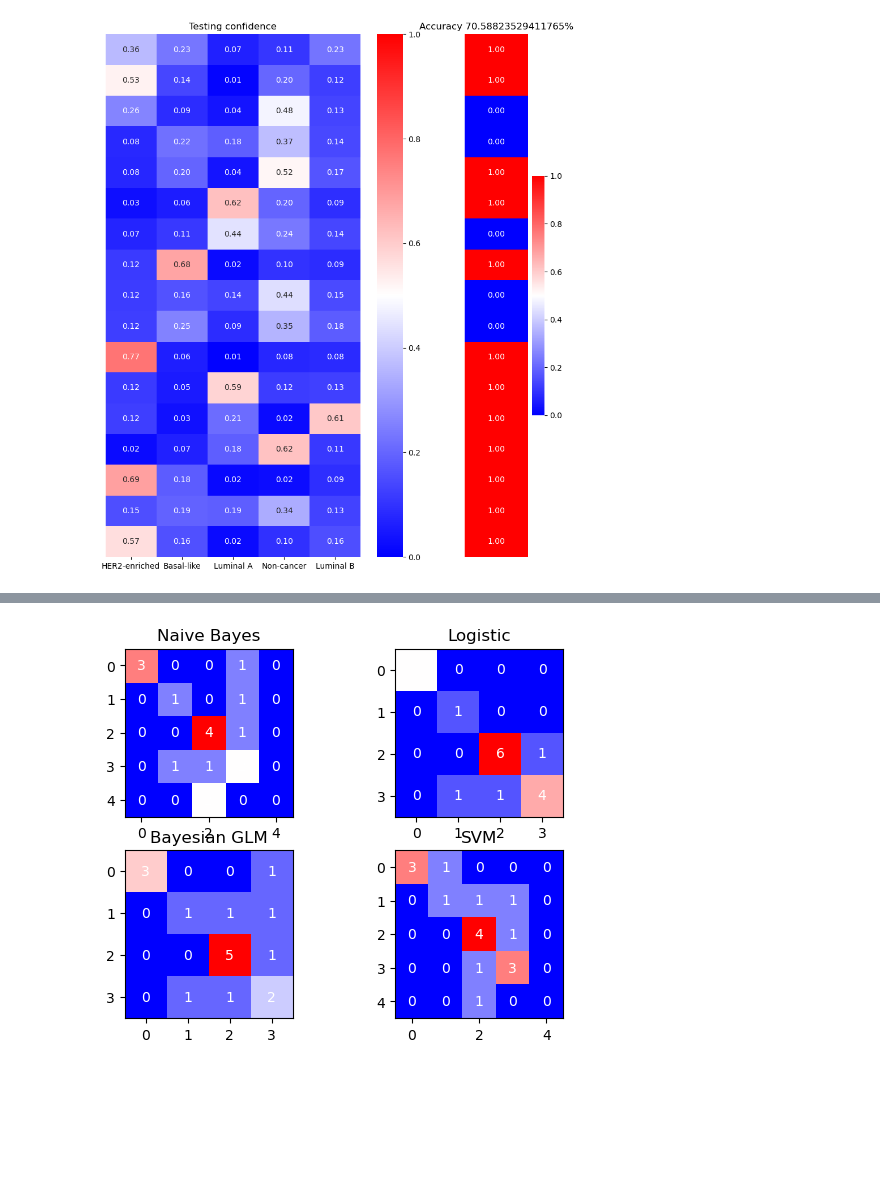
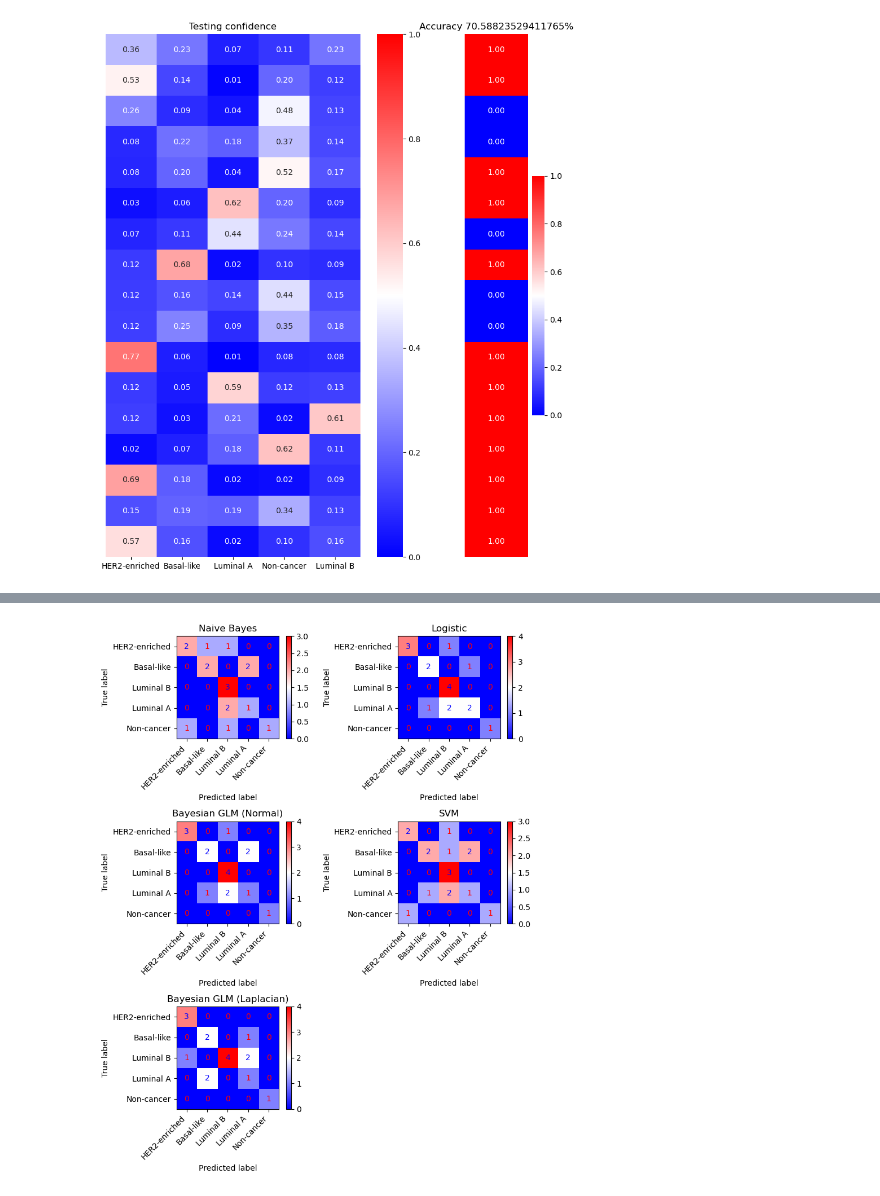
Before and after one commit to ArmandRathgeb/ML-Group-Project, a Jupyter notebook: sample.ipynb, the cells around one changed output, grey strips where cells are left out. Saved outputs shown, nothing was run; the diff lists cells and outputs as text; code cells hidden in the pictures; blank space fills up the shorter version.

```diff
--- a/sample.ipynb
+++ b/sample.ipynb
@@ -82,3 +83,15 @@ cancer_proteomes.T.tail()
 | NP_001191293 | NaN | NaN | NaN | -16.029761 | 1.729692 | 4.107251 | -9.584499 | ... |
 | PAM50 mRNA | HER2-enriched | Basal-like | Luminal B | Basal-like | HER2-enriched | HER2-enriched | Luminal A | ... |
 5 rows × 83 columns
+# %%
+classes = cancer_proteomes['PAM50 mRNA'].unique()
+n_classes = len(classes)
+hist = np.histogram(encoded_labels, bins=n_classes)
+fig = plt.figure()
+plt.bar(range(n_classes), hist[0])
+plt.title("Class distribution")
+plt.xlabel("Cancer Type")
+plt.ylabel("Number of patients")
+plt.xticks(range(n_classes), classes, rotation=45, ha="right")
+plt.tight_layout()
+plt.savefig("figures/distribution.pdf", dpi=fig.dpi)
@@ -106,6 +122,19 @@ cacl.analysis_pipeline(model, (X_train,X_test,Y_train,Y_test), labels)
    Running Variational Autoencoder (VAE)...
 [figure]
 [figure]
+# %%
+full_df_method, full_confusion_matrices = cacl.benchmark_classification(X_train, Y_train, X_test, Y_test, imputation_type='dream')
+#confusion_matrices.append({'Test Confusion': laplace_confusion_matrix})
+fig=plt.figure(figsize=(8,10))
+for i,name in enumerate(['Naive Bayes', 'Logistic', 'Bayesian GLM (Normal)', 'SVM']):
+    cm = full_confusion_matrices[i]['Test Confusion']
+    plt.subplot(320 + i + 1)
+    plt.title(name)
+    ConfusionMatrixDisplay(cm, display_labels=classes).plot(cmap='bwr', ax=plt.gca())
+    plt.xticks(range(n_classes), classes, rotation=45, ha="right")
+plt.tight_layout()
+plt.savefig('figures/full_confusion_matrices.pdf', dpi=fig.dpi)
+full_df_method
 # %%
 df_results = benchmark_methods(
     X_train, Y_train,
@@ -147,0 +178,5 @@ The effective sample size per chain is smaller than 100 for some parameters.  A
+# %%
+Y_pred = pam_model.predict(pX_test)
+f1 = cacl.calculate_f1(pY_test, Y_pred)
+laplace_confusion_matrix = confusion_matrix(pY_test, Y_pred)
+f1
@@ -185,7 +229,13 @@ SVM                  0.668908       0.647059        1.000000
 # %%
-for i,name in enumerate(['Naive Bayes', 'Logistic', 'Bayesian GLM', 'SVM']):
-    plt.subplot(220 + i + 1)
+confusion_matrices.append({'Test Confusion': laplace_confusion_matrix})
+fig=plt.figure(figsize=(8,10))
+for i,name in enumerate(['Naive Bayes', 'Logistic', 'Bayesian GLM (Normal)', 'SVM', 'Bayesian GLM (Laplacian)']):
+    cm = confusion_matrices[i]['Test Confusion']
+    plt.subplot(320 + i + 1)
     plt.title(name)
-    cacl.plot_heatmap(plt.gca(), confusion_matrices[i]['Test Confusion'], vmin=None, vmax=None)
+    ConfusionMatrixDisplay(cm, display_labels=classes).plot(cmap='bwr', ax=plt.gca())
+    plt.xticks(range(n_classes), classes, rotation=45, ha="right")
+plt.tight_layout()
+plt.savefig('figures/confusion_matrices.pdf', dpi=fig.dpi)
 # %% [output]
-[figure, old version]
+[figure, new version]
```
Also changed, not shown: parts of 9 cells of this notebook, 2 other files.
